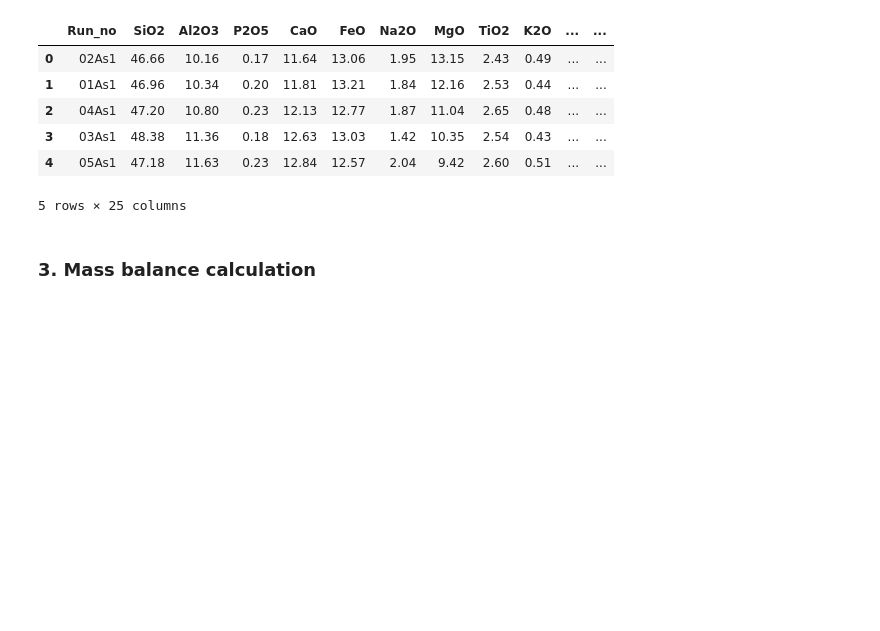
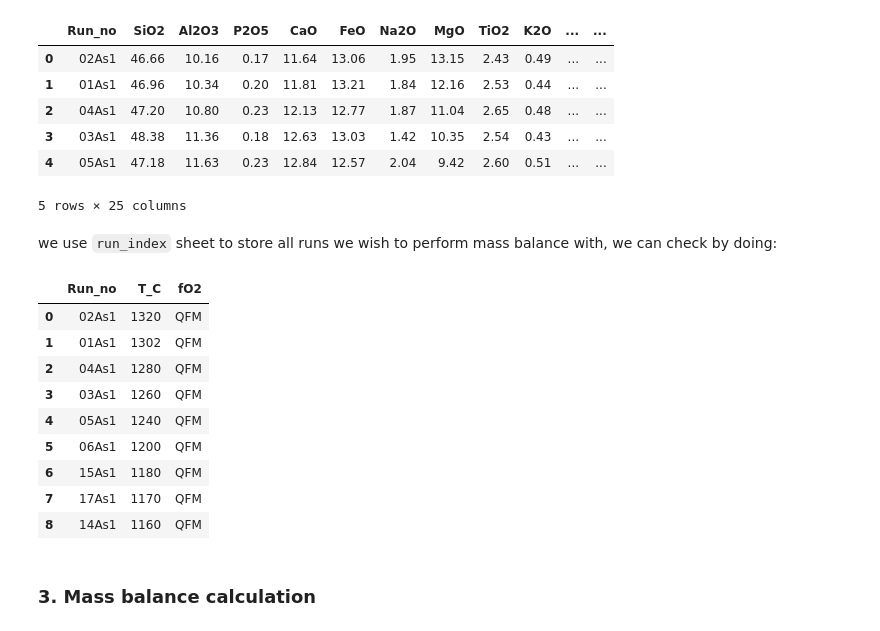
Before and after one commit to eazzzon/MassBalanceCal, a Jupyter notebook: Tutorial/Tutorial.ipynb, the cells around one changed output. Drawn from its saved outputs; the diff is of its cells as text; code cells hidden in the pictures; blank space fills up the shorter version.

```diff
--- a/Tutorial/Tutorial.ipynb
+++ b/Tutorial/Tutorial.ipynb
@@ -62,6 +62,21 @@ nat_dict['gl'].head()
 | 3 | 03As1 | 48.38 | 11.36 | 0.18 | 12.63 | 13.03 | 1.42 | 10.35 | 2.54 | 0.43 | ... | ... |
 | 4 | 05As1 | 47.18 | 11.63 | 0.23 | 12.84 | 12.57 | 2.04 | 9.42 | 2.60 | 0.51 | ... | ... |
 5 rows × 25 columns
+# %% [markdown]
+we use `run_index` sheet to store all runs we wish to perform mass balance with, we can check by doing:
+# %%
+nat_dict['run_index']
+# %% [output]
+|  | Run_no | T_C | fO2 |
+| 0 | 02As1 | 1320 | QFM |
+| 1 | 01As1 | 1302 | QFM |
+| 2 | 04As1 | 1280 | QFM |
+| 3 | 03As1 | 1260 | QFM |
+| 4 | 05As1 | 1240 | QFM |
+| 5 | 06As1 | 1200 | QFM |
+| 6 | 15As1 | 1180 | QFM |
+| 7 | 17As1 | 1170 | QFM |
+| 8 | 14As1 | 1160 | QFM |
 # %% [markdown]
 ### 3. Mass balance calculation
 # %% [markdown]
```
Also changed, not shown: parts of 7 cells of this notebook, 2 other files.
